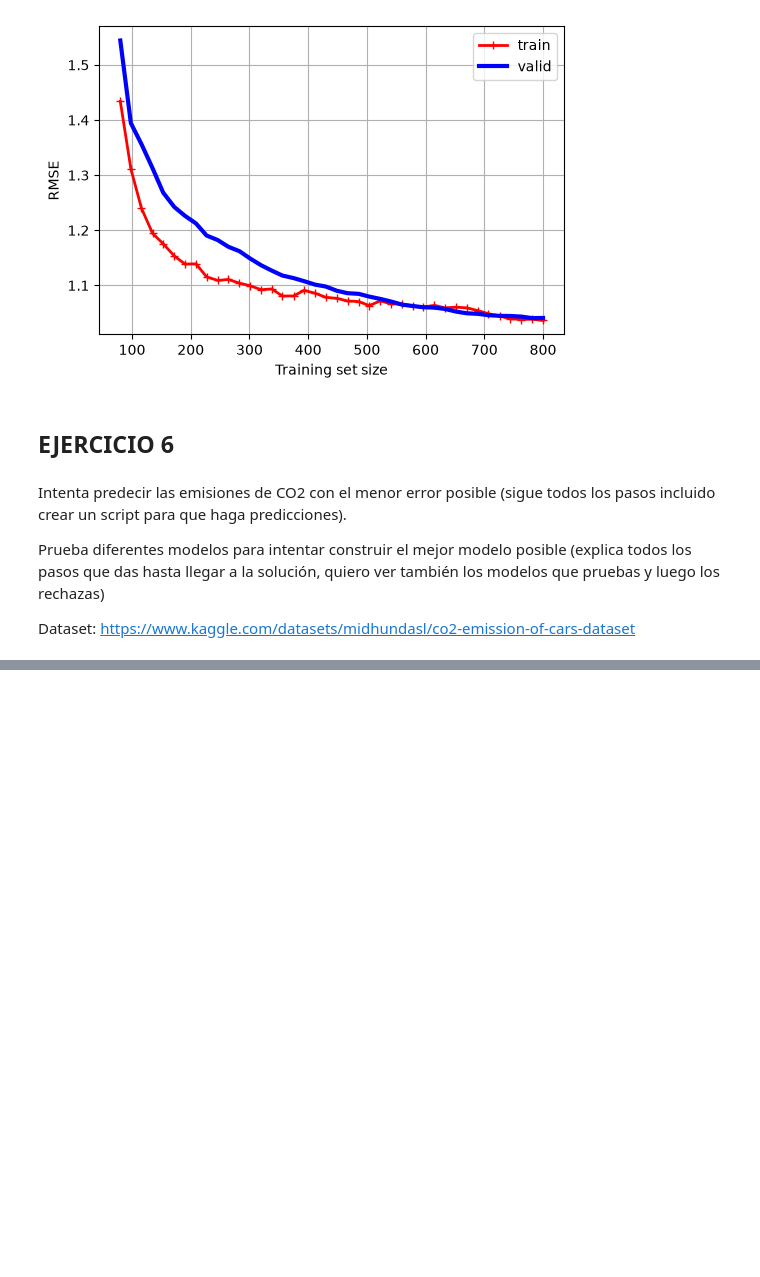
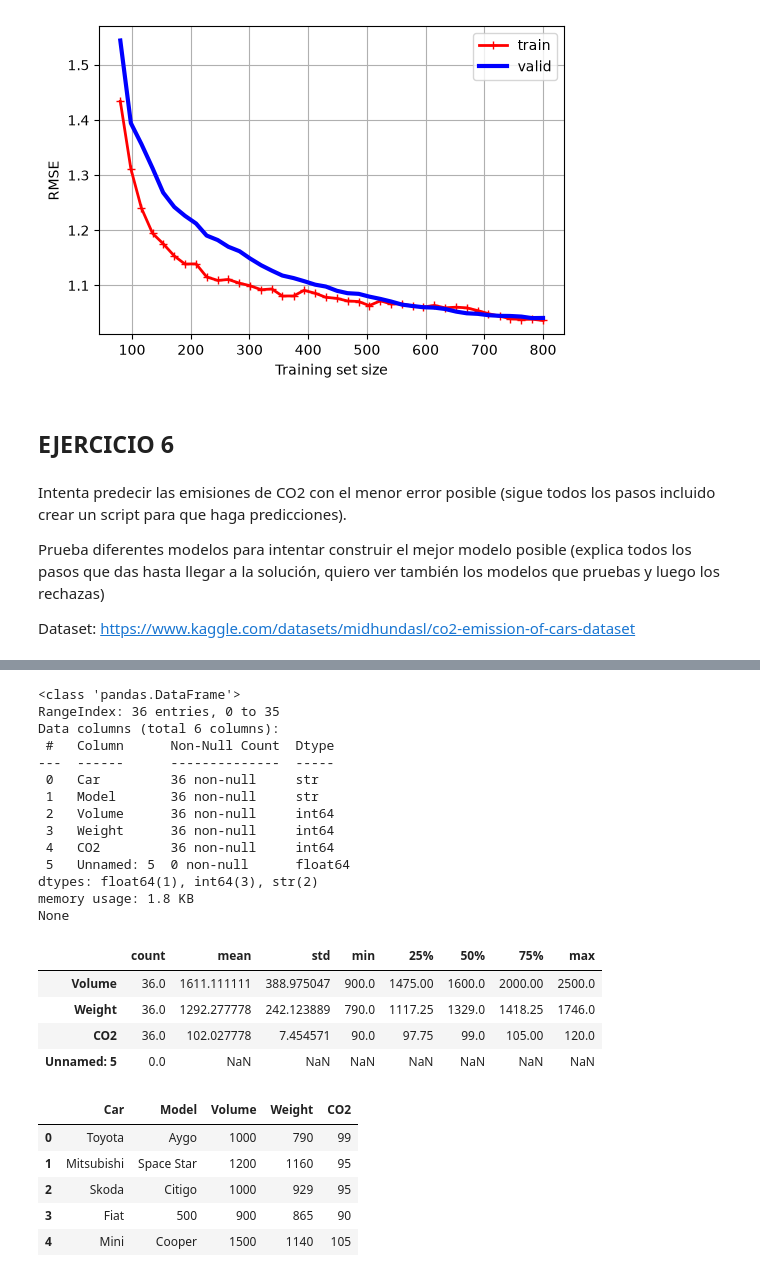
Before and after one commit to Raumeco/IABD-SAPA-Aprendizaje_supervisado, a Jupyter notebook: ejercicios/2_11Ejercicios.ipynb, the cells around one changed output, grey strips where cells are left out. Saved outputs shown, nothing was run; the diff lists cells and outputs as text; code cells hidden in the pictures; blank space fills up the shorter version.

```diff
--- a/ejercicios/2_11Ejercicios.ipynb
+++ b/ejercicios/2_11Ejercicios.ipynb
@@ -595,0 +551,51 @@ None
+# %%
+# Primero cargamos los datos y los exploramos y los preparamos
+vehicle_dataset = pd.read_csv('../datos/co2.csv')
+print(vehicle_dataset.info())
+display(vehicle_dataset.describe().T)
+vehicle_dataset = vehicle_dataset.drop("Unnamed: 5", axis=1)
+display(vehicle_dataset.head())
+
+# Preparamos los datos
+from sklearn.compose import ColumnTransformer
+from sklearn.impute import SimpleImputer
+
+numeric_pipeline = make_pipeline(
+    SimpleImputer(strategy="median"),
+    StandardScaler(),
+)
+
+# En el propio dataset de kaggle dice que las variables son volume y weight, así que descartamos Car y Model
+preprocessing = ColumnTransformer([
+    ("Numeric", numeric_pipeline, ["Volume", "Weight"]),
+])
+
+y_co2 = vehicle_dataset["CO2"]
+X_co2 = vehicle_dataset.drop(["CO2"], axis=1)
+X_co2_train, X_co2_test, y_co2_train, y_co2_test = train_test_split(X_co2, y_co2, train_size=0.85, random_state=42)
+# %% [output]
+<class 'pandas.DataFrame'>
+RangeIndex: 36 entries, 0 to 35
+Data columns (total 6 columns):
+ #   Column      Non-Null Count  Dtype
+---  ------      --------------  -----
+ 0   Car         36 non-null     str
+ 1   Model       36 non-null     str
+ 2   Volume      36 non-null     int64
+ 3   Weight      36 non-null     int64
+ 4   CO2         36 non-null     int64
+ 5   Unnamed: 5  0 non-null      float64
+dtypes: float64(1), int64(3), str(2)
+memory usage: 1.8 KB
+None
+|  | count | mean | std | min | 25% | 50% | 75% | max |
+| Volume | 36.0 | 1611.111111 | 388.975047 | 900.0 | 1475.00 | 1600.0 | 2000.00 | 2500.0 |
+| Weight | 36.0 | 1292.277778 | 242.123889 | 790.0 | 1117.25 | 1329.0 | 1418.25 | 1746.0 |
+| CO2 | 36.0 | 102.027778 | 7.454571 | 90.0 | 97.75 | 99.0 | 105.00 | 120.0 |
+| Unnamed: 5 | 0.0 | NaN | NaN | NaN | NaN | NaN | NaN | NaN |
+|  | Car | Model | Volume | Weight | CO2 |
+| 0 | Toyota | Aygo | 1000 | 790 | 99 |
+| 1 | Mitsubishi | Space Star | 1200 | 1160 | 95 |
+| 2 | Skoda | Citigo | 1000 | 929 | 95 |
+| 3 | Fiat | 500 | 900 | 865 | 90 |
+| 4 | Mini | Cooper | 1500 | 1140 | 105 |
```
Also changed, not shown: parts of 7 cells of this notebook.
